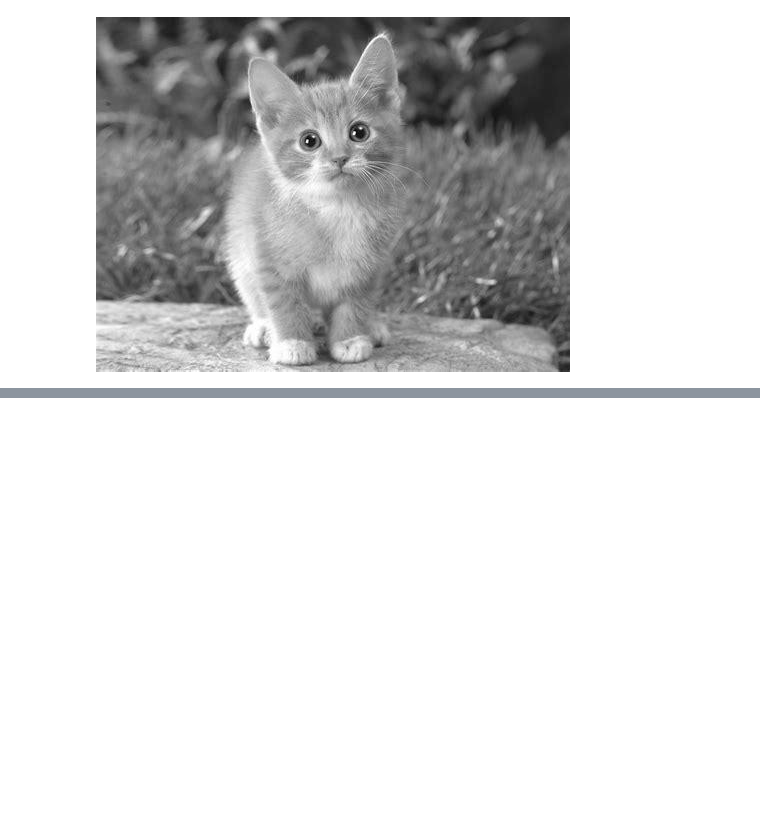
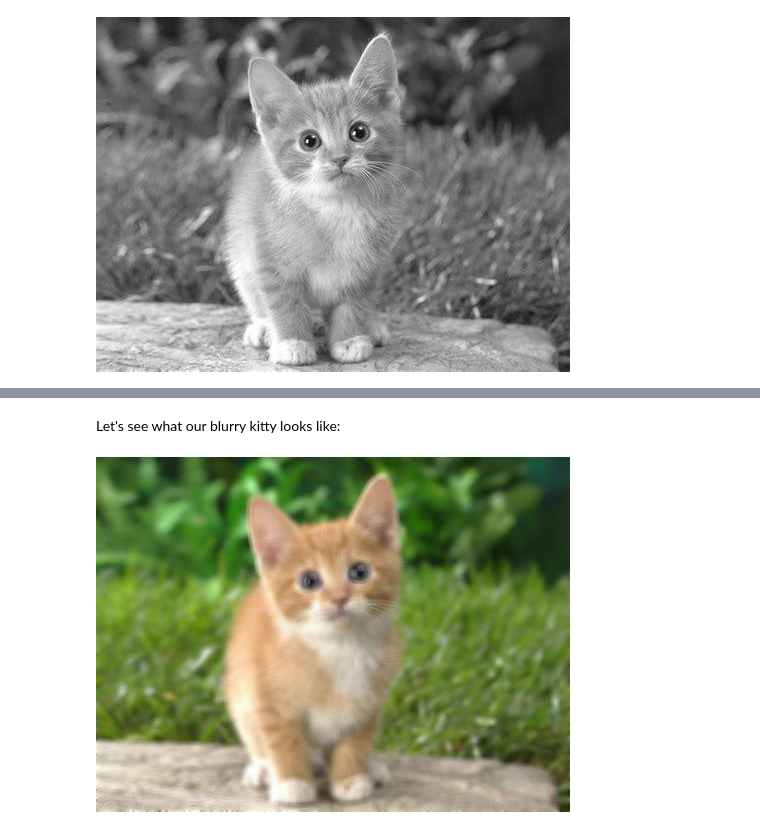
Before and after one commit to NuevoFoundation/Python_Curriculum, a Jupyter notebook: ImageFilters.ipynb, the cells around one changed output, grey strips where cells are left out. Cells and saved outputs as stored; diff of their text form; code cells hidden in the pictures; blank space fills up the shorter version.

Commit message:
Add more image filters instructions to the activity

```diff
--- a/ImageFilters.ipynb
+++ b/ImageFilters.ipynb
@@ -52,0 +63,6 @@ Image.open('bw_cat.jpg')
+# %% [markdown]
+Let's see what our blurry kitty looks like:
+# %%
+Image.open('blurry-kitty.jpg')
+# %% [output]
+[figure, added]
```
Also changed, not shown: parts of 10 cells of this notebook.
